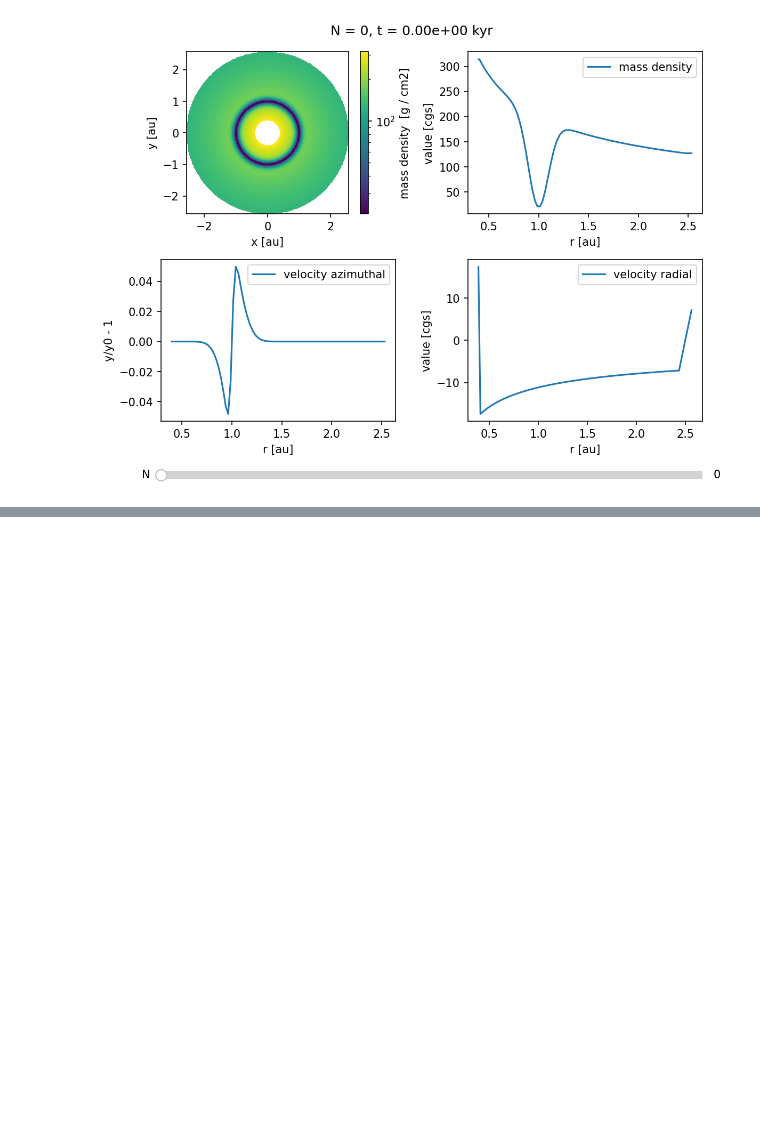
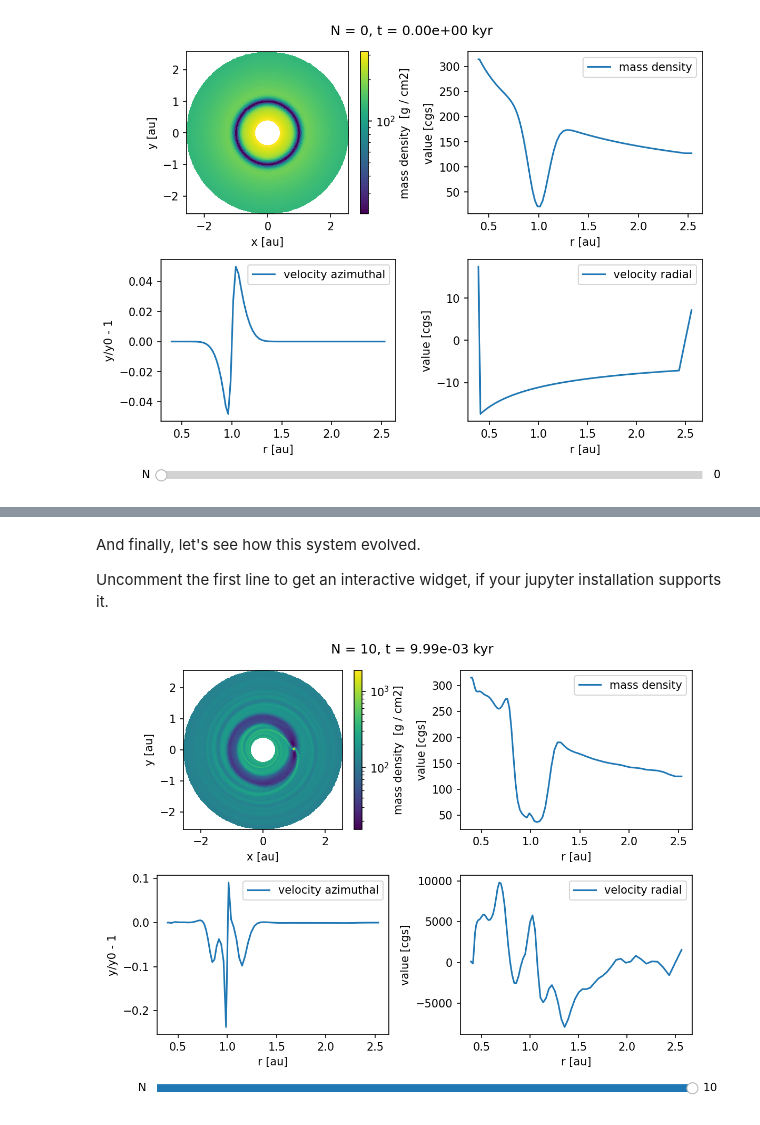
Before and after one commit to rometsch/fargocpt, a Jupyter notebook: examples/400_Custom_Initial_Conditions.ipynb, the cells around one changed output, grey strips where cells are left out. Cells and saved outputs as stored; diff of their text form; code cells hidden in the pictures; blank space fills up the shorter version.

```diff
--- a/examples/400_Custom_Initial_Conditions.ipynb
+++ b/examples/400_Custom_Initial_Conditions.ipynb
@@ -440,0 +471,13 @@ Overview("output/out",
+# %% [markdown]
+And finally, let's see how this system evolved.
+
+Uncomment the first line to get an interactive widget, if your jupyter installation supports it.
+# %%
+# %matplotlib widget
+Overview("output/out",
+        vars=["2:mass density",
+                "1:mass density",
+                "1:velocity azimuthal:rel",
+                "1:velocity radial"]).create()
+# %% [output]
+[figure, added]
```
Also changed, not shown: parts of 5 cells of this notebook, 3 other files.
